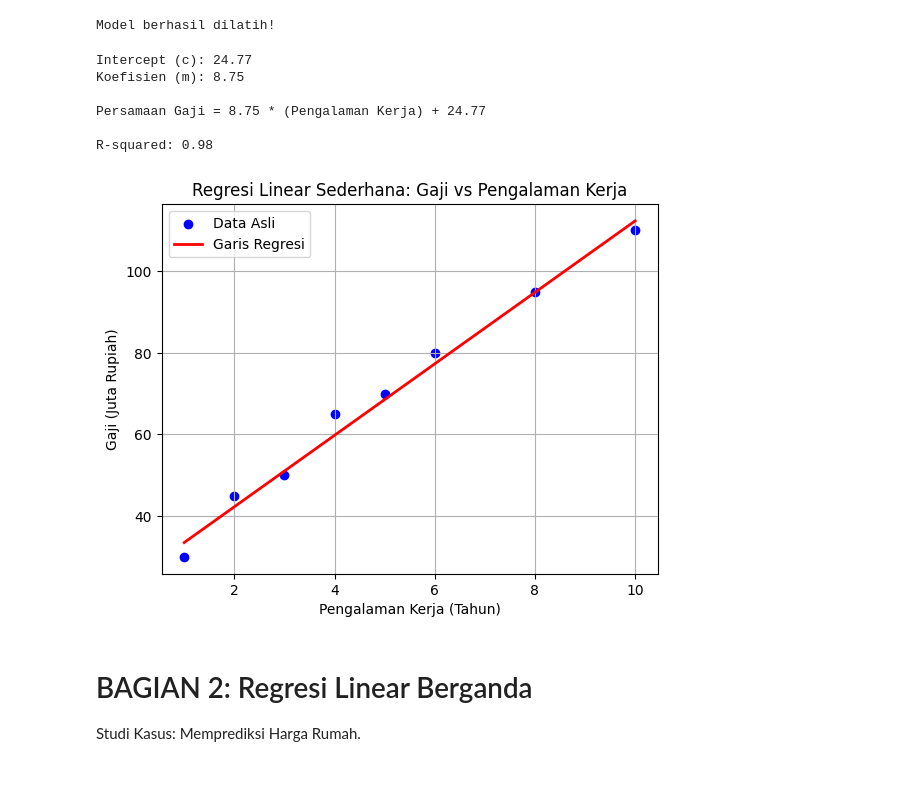
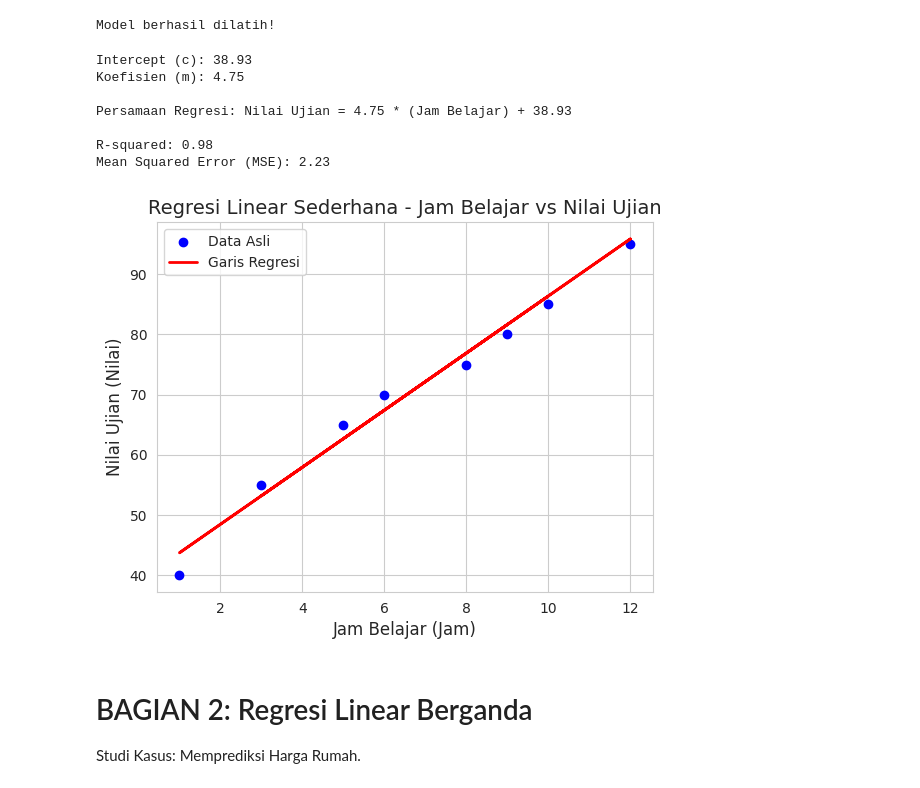
Before and after one commit to asidops12/TugasRegresi, a Jupyter notebook: Data_Mining_TM_2.ipynb, the cells around one changed output. Drawn from its saved outputs; the diff is of its cells as text; code cells hidden in the pictures.

```diff
--- a/Data_Mining_TM_2.ipynb
+++ b/Data_Mining_TM_2.ipynb
@@ -35,0 +18,13 @@ print(df_sederhana)
+# %%
+import pandas as pd
+
+# Data untuk Regresi Linear Sederhana
+data_sederhana = {
+    'Jam Belajar': [5, 8, 10, 3, 6, 12, 1, 9],
+    'Nilai Ujian': [65, 75, 85, 55, 70, 95, 40, 80]
+}
+
+df_sederhana = pd.DataFrame(data_sederhana)
+
+print("--- Data untuk Regresi Linear Sederhana ---")
+print(df_sederhana)
@@ -36,10 +42,10 @@ print(df_sederhana)
 # %%
-# Mendefinisikan variabel X dan y
+# Mendefinisikan variabel independen (X) dan dependen (y)
 # X harus dalam format 2D, jadi kita gunakan [['...']]
-X = df_sederhana[['PengalamanKerja']]
-y = df_sederhana['Gaji']
+X = df_sederhana[['Jam Belajar']]
+y = df_sederhana['Nilai Ujian']
 
-# Membagi data menjadi data training (latihan) dan data testing (ujian)
+# Membagi data menjadi data training (pelatihan) dan data testing (pengujian)
 # 80% untuk training, 20% untuk testing
 X_train, X_test, y_train, y_test = train_test_split(X, y, test_size=0.2, random_state=42)
 
@@ -62,7 +68,7 @@ print(f"Intercept (c): {model_sederhana.intercept_:.2f}")
 print(f"Koefisien (m): {model_sederhana.coef_[0]:.2f}")
 
 # Persamaan regresi
-print(f"\nPersamaan Gaji = {model_sederhana.coef_[0]:.2f} * (Pengalaman Kerja) + {model_sederhana.intercept_:.2f}")
+print(f"\nPersamaan Regresi: Nilai Ujian = {model_sederhana.coef_[0]:.2f} * (Jam Belajar) + {model_sederhana.intercept_:.2f}")
 
 # Menguji model dengan data testing
 y_pred = model_sederhana.predict(X_test)
@@ -70,28 +76,33 @@ y_pred = model_sederhana.predict(X_test)
 # Menghitung R-squared
 r2 = r2_score(y_test, y_pred)
 print(f"\nR-squared: {r2:.2f}")
+
+# Menghitung Mean Squared Error (MSE)
+mse = mean_squared_error(y_test, y_pred)
+print(f"Mean Squared Error (MSE): {mse:.2f}")
 # %% [output]
-Intercept (c): 24.77
-Koefisien (m): 8.75
+Intercept (c): 38.93
+Koefisien (m): 4.75
 
-Persamaan Gaji = 8.75 * (Pengalaman Kerja) + 24.77
+Persamaan Regresi: Nilai Ujian = 4.75 * (Jam Belajar) + 38.93
 
 R-squared: 0.98
+Mean Squared Error (MSE): 2.23
 # %%
 # Plot data asli
 plt.scatter(X, y, color='blue', label='Data Asli')
 
 # Plot garis regresi dari model
 plt.plot(X, model_sederhana.predict(X), color='red', linewidth=2, label='Garis Regresi')
 
-plt.title('Regresi Linear Sederhana: Gaji vs Pengalaman Kerja')
-plt.xlabel('Pengalaman Kerja (Tahun)')
-plt.ylabel('Gaji (Juta Rupiah)')
+plt.title('Regresi Linear Sederhana - Jam Belajar vs Nilai Ujian', fontsize=14)
+plt.xlabel('Jam Belajar (Jam)', fontsize=12)
+plt.ylabel('Nilai Ujian (Nilai)', fontsize=12)
 plt.legend()
 plt.grid(True)
 plt.show()
 # %% [output]
-[figure, old version]
+[figure, new version]
 # %% [markdown]
 # BAGIAN 2: Regresi Linear Berganda
 Studi Kasus: Memprediksi Harga Rumah.
```
Also changed, not shown: parts of 9 cells of this notebook.
